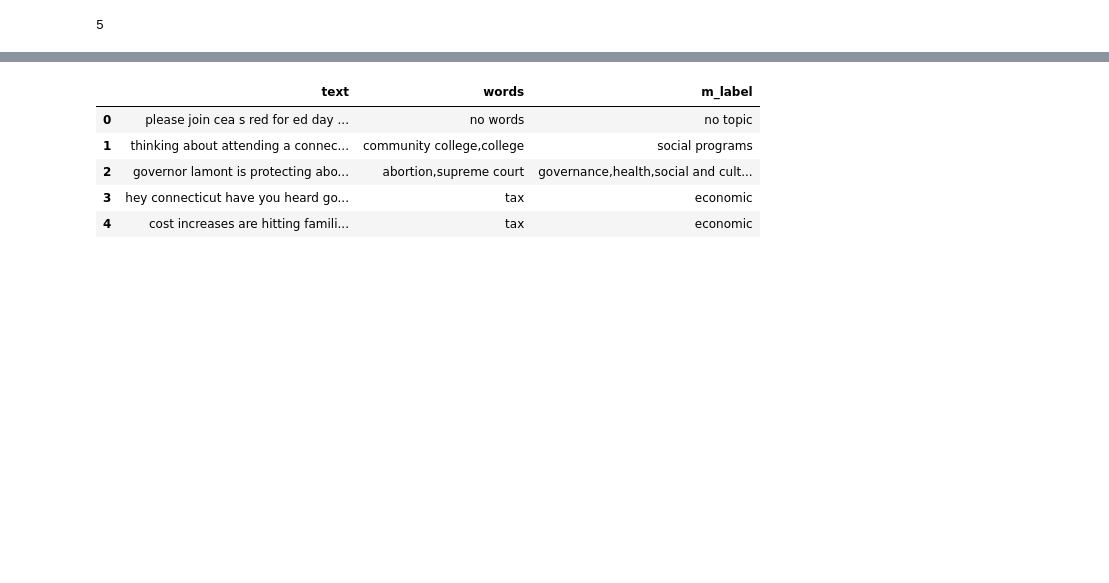
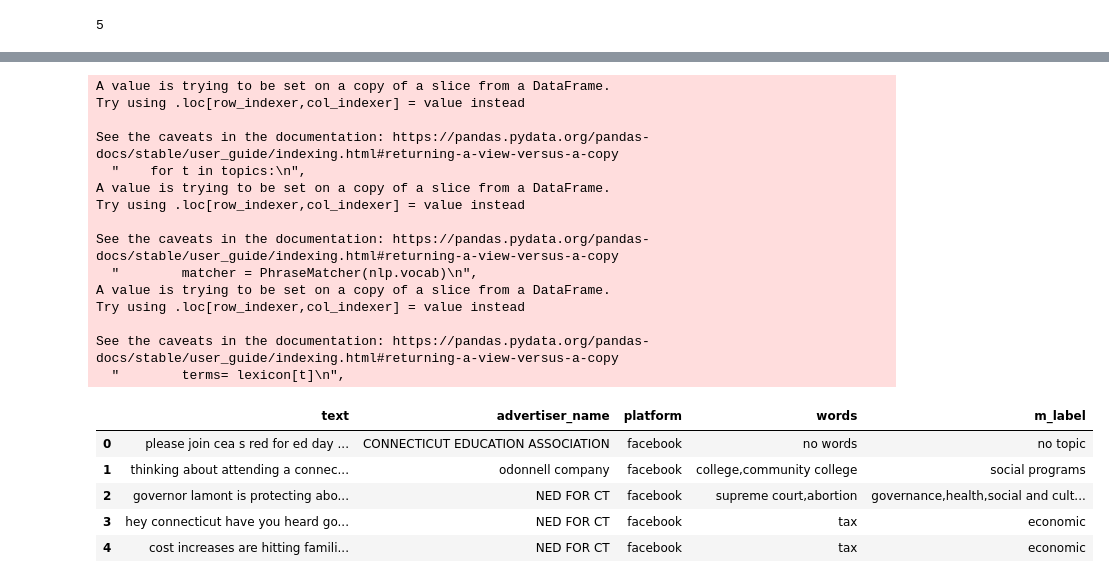
Before and after one commit to sfchronicle/ml-political-ads, a Jupyter notebook: ads_anaylsis_CT.ipynb, the cells around one changed output, grey strips where cells are left out. Saved outputs shown, nothing was run; the diff lists cells and outputs as text; code cells hidden in the pictures; blank space fills up the shorter version.

```diff
--- a/ads_anaylsis_CT.ipynb
+++ b/ads_anaylsis_CT.ipynb
@@ -48,8 +33,4 @@ memory usage: 1.8+ KB
 # %%
-# read facebook ads
-facebook_df = pd.read_csv('FacebookAds/Connecticut.csv')
-# only keep text column
-facebook_df.drop(columns = ['Unnamed: 0','byline'],inplace = True)
-pd.set_option('display.max_colwidth', None)
-facebook_df.info()
+facebook_df = read_fb('FacebookAds/Connecticut.csv')
+facebook_df
 # %% [output]
@@ -83,19 +68,3 @@ if df_text['text'].isnull().sum():
-# %%
-# function that filter the urls and symbols in the text, and remove duplicated ads
-def clean_text(df_text):
-    def filter_text(x):
-        url = 'http[s]?://\S+'
-        x = re.sub(url,'',x)
-        x = re.sub("[^\w\s]",' ',x) # filter symbols
-        x = re.sub("\s+",' ',x)
-        ls=[w.lower() for w in x.split()]
-        return ' '.join(ls)
-    df_text['text'] = df_text['text'].astype(str).apply(lambda x: filter_text(x))
-    df_text['text'] = df_text['text'].replace('/u0026', ' ')
-    df_text.drop_duplicates(subset = 'text',keep = 'first', inplace = True)
-    df_text.reset_index(drop = True,inplace = True)
-    return df_text
-    return ' '.join(ls)
 # %%
 df_text = clean_text(df_text)
 df_text.info()
@@ -172,6 +90,0 @@ def find_topic(x,lexicon):
-# %%
-def get_word_lable(df_text):
-    df_text['words'] = df_text['text'].astype(str).apply(lambda x: find_words(x,dic1))
-    df_text['m_label'] = df_text['words'].apply(lambda x: find_topic(x,dic1))
-    df_text['m_label'] = df_text['m_label'].apply(lambda x: 'no topic' if x=='' else x)
-    return df_text
@@ -331,13 +281,28 @@ facebook_df.info
 # %%
-facebook_df = get_word_lable(facebook_df)
+facebook_df = get_word_lable(facebook_df,'lexicon.json')
 facebook_df.head()
 # %% [output]
+A value is trying to be set on a copy of a slice from a DataFrame.
+Try using .loc[row_indexer,col_indexer] = value instead
+
+See the caveats in the documentation: https://pandas.pydata.org/pandas-docs/stable/user_guide/indexing.html#returning-a-view-versus-a-copy
+  "    for t in topics:\n",
+A value is trying to be set on a copy of a slice from a DataFrame.
+Try using .loc[row_indexer,col_indexer] = value instead
+
+See the caveats in the documentation: https://pandas.pydata.org/pandas-docs/stable/user_guide/indexing.html#returning-a-view-versus-a-copy
+  "        matcher = PhraseMatcher(nlp.vocab)\n",
+A value is trying to be set on a copy of a slice from a DataFrame.
+Try using .loc[row_indexer,col_indexer] = value instead
+
+See the caveats in the documentation: https://pandas.pydata.org/pandas-docs/stable/user_guide/indexing.html#returning-a-view-versus-a-copy
+  "        terms= lexicon[t]\n",
-|  | text | words | m_label |
-| 0 | please join cea s red for ed day ... | no words | no topic |
-| 1 | thinking about attending a connec... | community college,college | social programs |
-| 2 | governor lamont is protecting abo... | abortion,supreme court | governance,health,social and cult... |
-| 3 | hey connecticut have you heard go... | tax | economic |
-| 4 | cost increases are hitting famili... | tax | economic |
+|  | text | advertiser_name | platform | words | m_label |
+| 0 | please join cea s red for ed day ... | CONNECTICUT EDUCATION ASSOCIATION | facebook | no words | no topic |
+| 1 | thinking about attending a connec... | odonnell company | facebook | college,community college | social programs |
+| 2 | governor lamont is protecting abo... | NED FOR CT | facebook | supreme court,abortion | governance,health,social and cult... |
+| 3 | hey connecticut have you heard go... | NED FOR CT | facebook | tax | economic |
+| 4 | cost increases are hitting famili... | NED FOR CT | facebook | tax | economic |
 # %%
 facebook_topic = count_topic(facebook_df)
 facebook_topic
```
Also changed, not shown: parts of 28 cells of this notebook, 14 other files.
